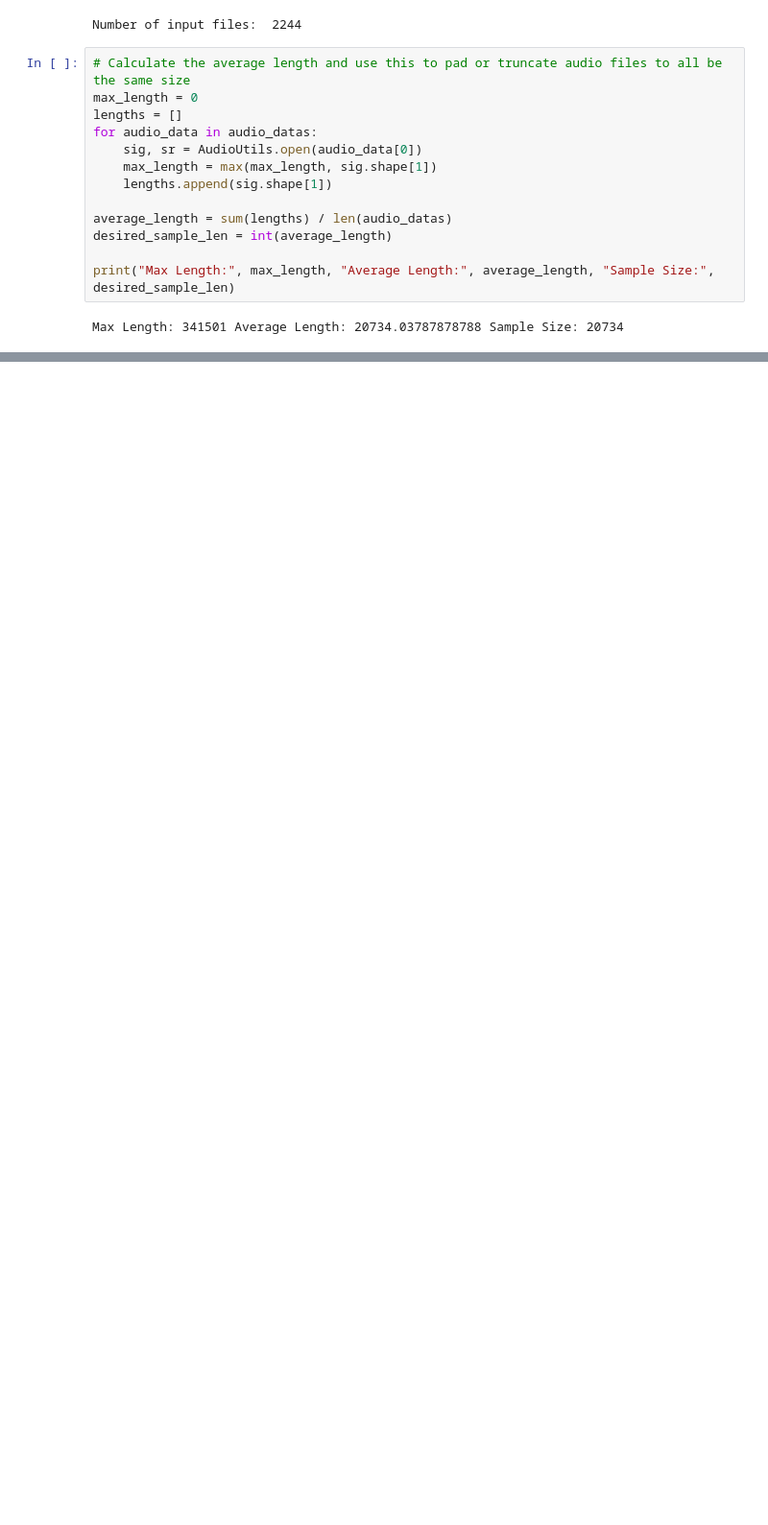
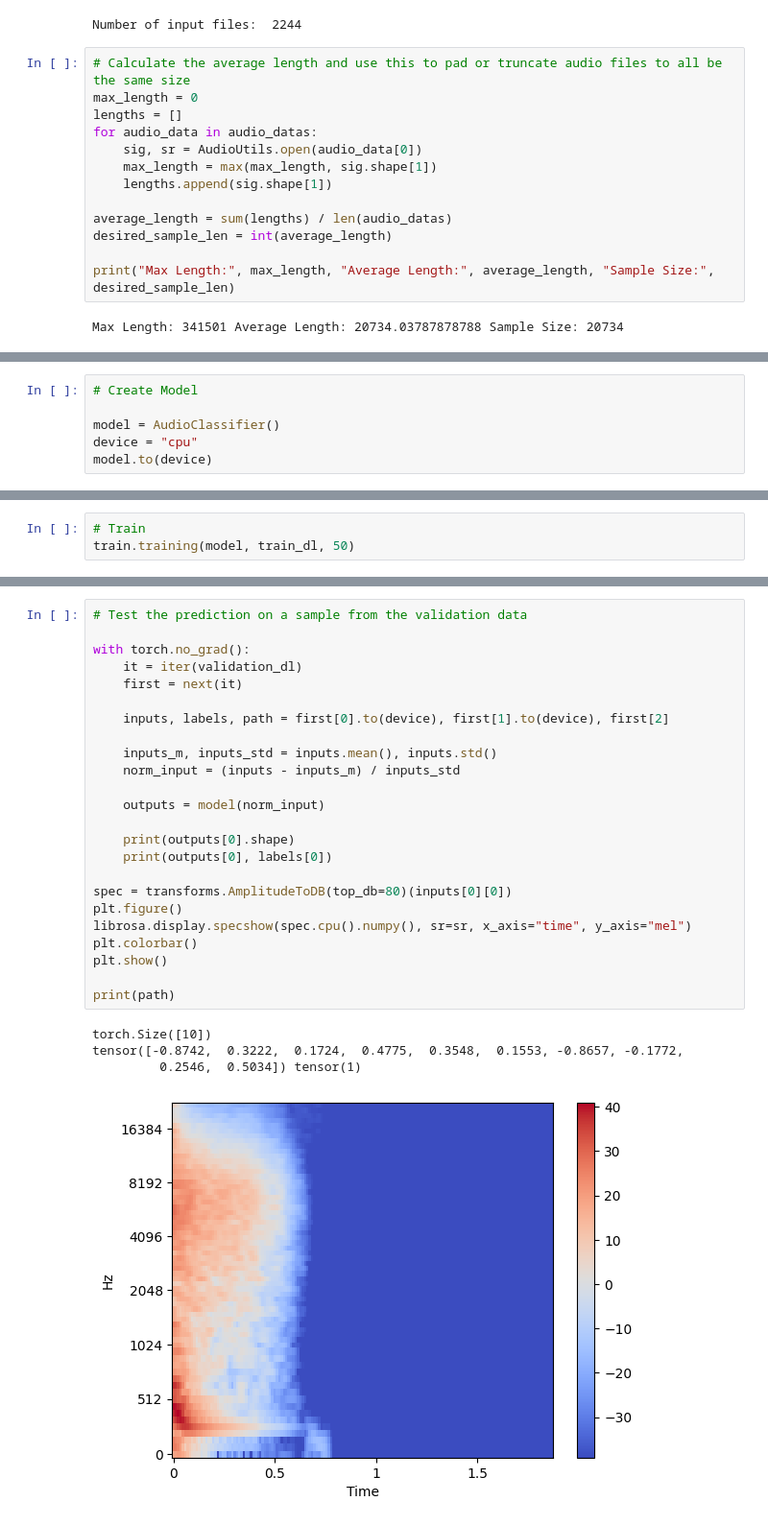
Before and after one commit to matthewh806/DrumClassifier, a Jupyter notebook: drum_classifier.ipynb, the cells around one changed output, grey strips where cells are left out. Shown at 96% size. Drawn from its saved outputs; the diff is of its cells as text; blank space fills up the shorter version.

Commit message:
Update drum_classifier notebook

```diff
--- a/drum_classifier.ipynb
+++ b/drum_classifier.ipynb
@@ -62,0 +84,6 @@ validation_dl = torch.utils.data.DataLoader(val_ds, batch_size=16, shuffle=False
+# %%
+# Create Model
+
+model = AudioClassifier()
+device = "cpu"
+model.to(device)
@@ -62,0 +108,3 @@ validation_dl = torch.utils.data.DataLoader(val_ds, batch_size=16, shuffle=False
+# %%
+# Train
+train.training(model, train_dl, 50)
@@ -62,0 +126,29 @@ validation_dl = torch.utils.data.DataLoader(val_ds, batch_size=16, shuffle=False
+# %%
+# Test the prediction on a sample from the validation data
+
+with torch.no_grad():
+    it = iter(validation_dl)
+    first = next(it)
+
+    inputs, labels, path = first[0].to(device), first[1].to(device), first[2]
+
+    inputs_m, inputs_std = inputs.mean(), inputs.std()
+    norm_input = (inputs - inputs_m) / inputs_std
+
+    outputs = model(norm_input)
+
+    print(outputs[0].shape)
+    print(outputs[0], labels[0])
+
+spec = transforms.AmplitudeToDB(top_db=80)(inputs[0][0])
+plt.figure()
+librosa.display.specshow(spec.cpu().numpy(), sr=sr, x_axis="time", y_axis="mel")
+plt.colorbar()
+plt.show()
+
+print(path)
+# %% [output]
+torch.Size([10])
+tensor([-0.8742,  0.3222,  0.1724,  0.4775,  0.3548,  0.1553, -0.8657, -0.1772,
+         0.2546,  0.5034]) tensor(1)
+[figure, added]
```
Also changed, not shown: parts of 6 cells of this notebook.
